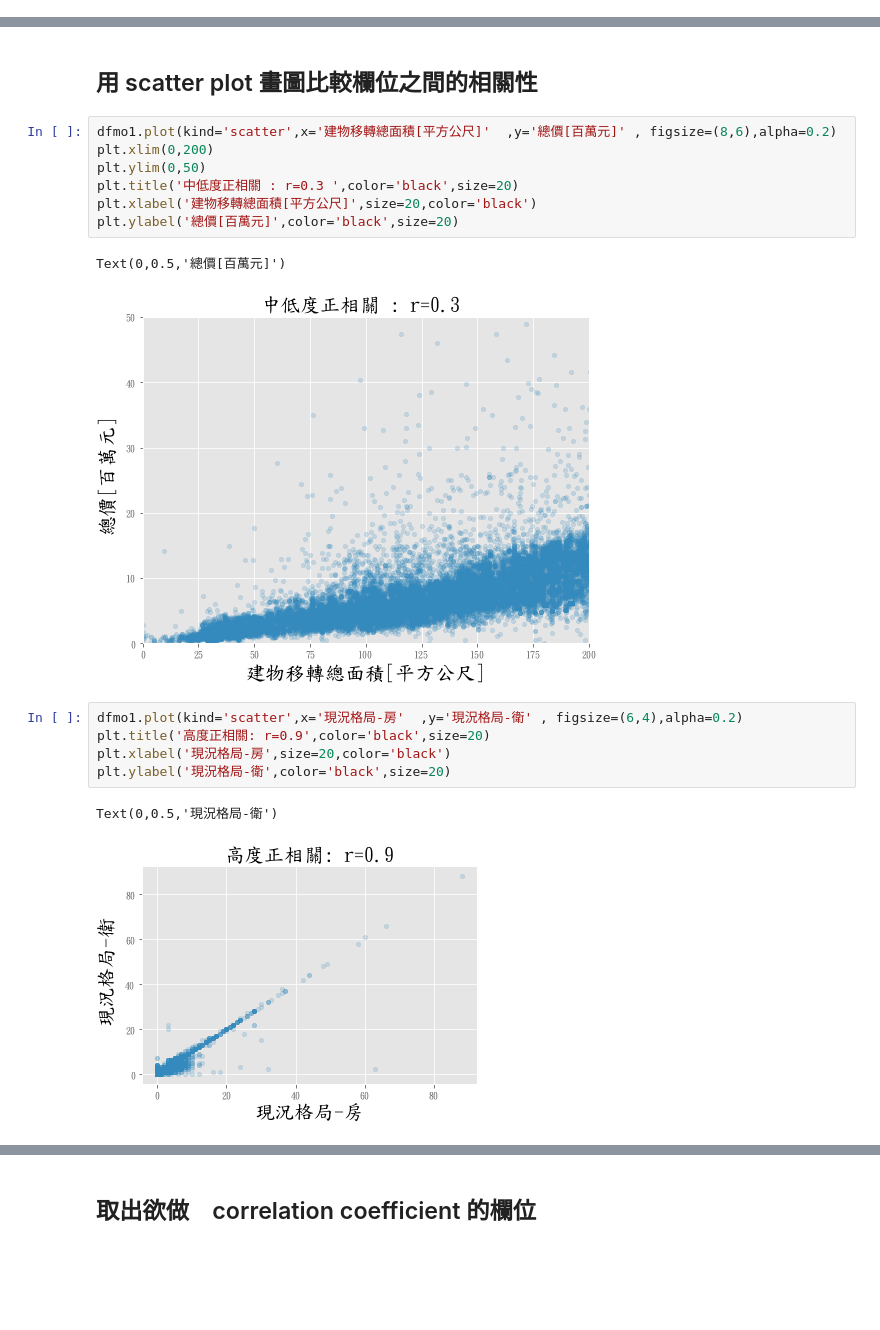
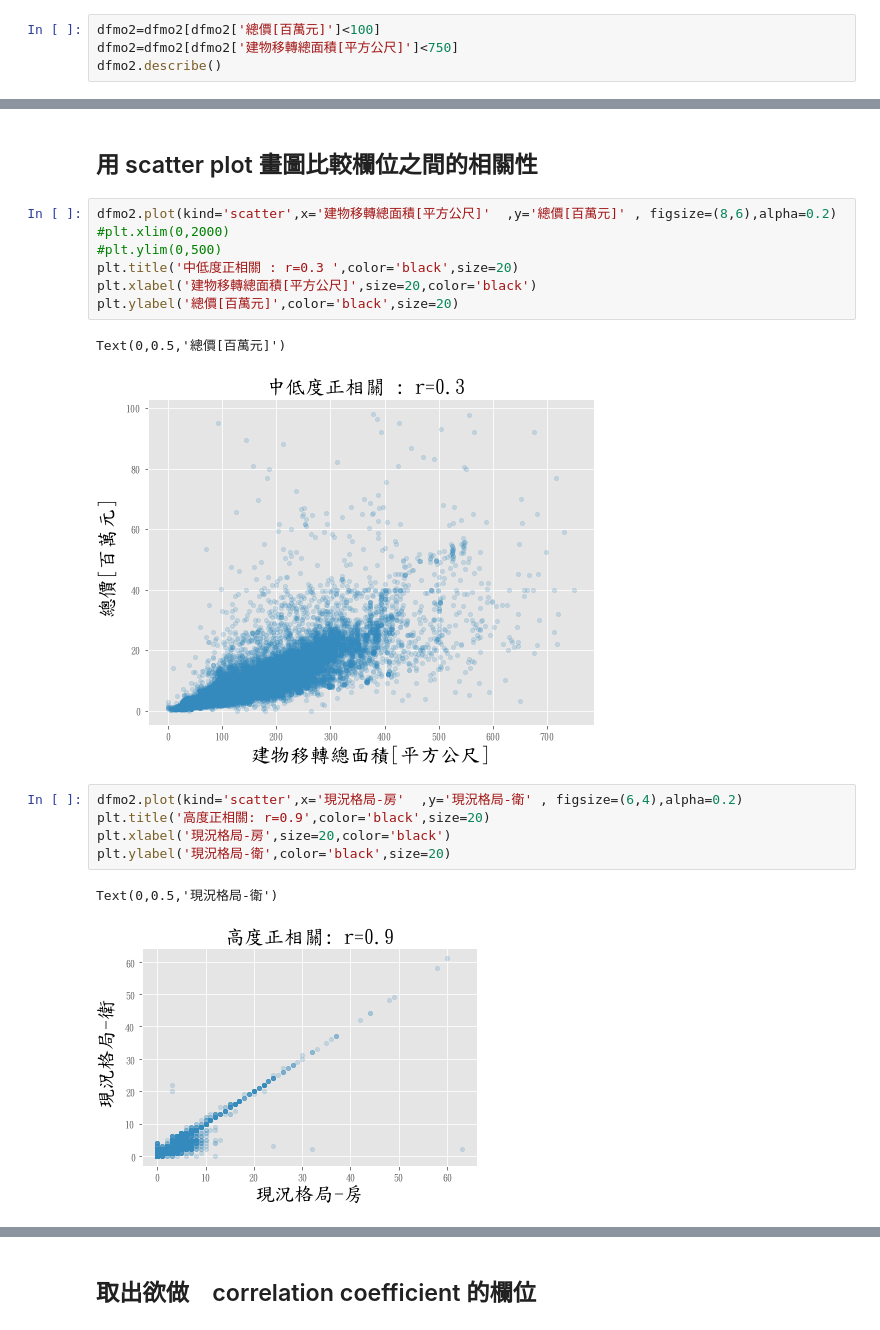
Before and after one commit to alabtsai/FGU-Class, a Jupyter notebook: Lecture_0613_ML.ipynb, the cells around one changed output, grey strips where cells are left out. Cells and saved outputs as stored; diff of their text form; blank space fills up the shorter version.

```diff
--- a/Lecture_0613_ML.ipynb
+++ b/Lecture_0613_ML.ipynb
@@ -849,0 +864,4 @@ dfmo2
+# %%
+dfmo2=dfmo2[dfmo2['總價[百萬元]']<100]
+dfmo2=dfmo2[dfmo2['建物移轉總面積[平方公尺]']<750]
+dfmo2.describe()
@@ -990,21 +1163,21 @@ plt.xlim(0,60)
 # %% [markdown]
 ## 用 scatter plot  畫圖比較欄位之間的相關性
 # %%
-dfmo1.plot(kind='scatter',x='建物移轉總面積[平方公尺]'  ,y='總價[百萬元]' , figsize=(8,6),alpha=0.2)
-plt.xlim(0,200)
-plt.ylim(0,50)
+dfmo2.plot(kind='scatter',x='建物移轉總面積[平方公尺]'  ,y='總價[百萬元]' , figsize=(8,6),alpha=0.2)
+#plt.xlim(0,2000)
+#plt.ylim(0,500)
 plt.title('中低度正相關 : r=0.3 ',color='black',size=20)
 plt.xlabel('建物移轉總面積[平方公尺]',size=20,color='black')
 plt.ylabel('總價[百萬元]',color='black',size=20)
 # %% [output]
 Text(0,0.5,'總價[百萬元]')
-[figure, old version]
+[figure, new version]
 # %%
-dfmo1.plot(kind='scatter',x='現況格局-房'  ,y='現況格局-衛' , figsize=(6,4),alpha=0.2)
+dfmo2.plot(kind='scatter',x='現況格局-房'  ,y='現況格局-衛' , figsize=(6,4),alpha=0.2)
 plt.title('高度正相關: r=0.9',color='black',size=20)
 plt.xlabel('現況格局-房',size=20,color='black')
 plt.ylabel('現況格局-衛',color='black',size=20)
 # %% [output]
 Text(0,0.5,'現況格局-衛')
-[figure, old version]
+[figure, new version]
 # %%
```
Also changed, not shown: parts of 28 cells of this notebook.
